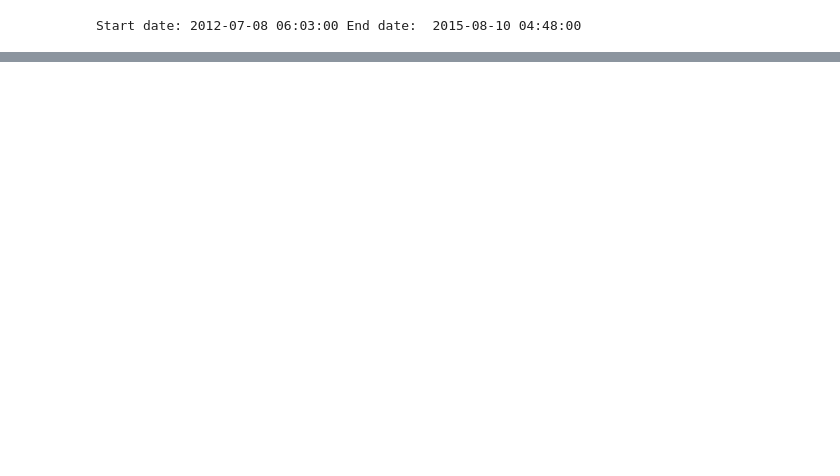
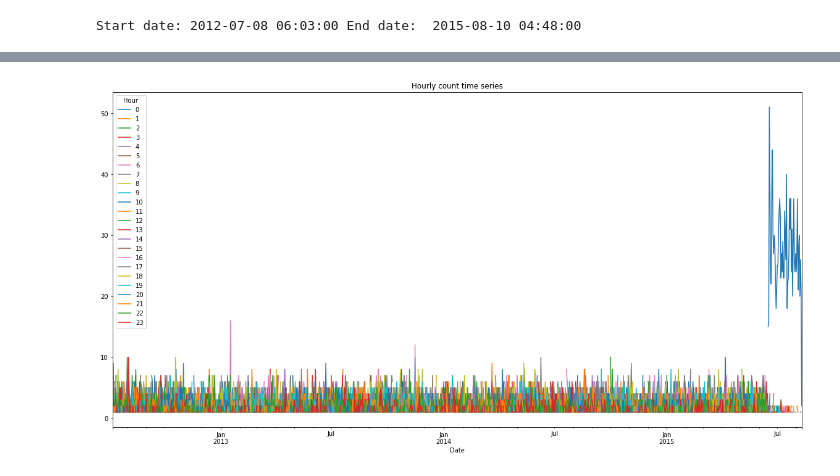
Before and after one commit to boreshkinai/deep_stat_inference, a Jupyter notebook: Boston_police_callcenter.ipynb, the cells around one changed output, grey strips where cells are left out. Saved outputs shown, nothing was run; the diff lists cells and outputs as text; code cells hidden in the pictures; blank space fills up the shorter version.

```diff
--- a/Boston_police_callcenter.ipynb
+++ b/Boston_police_callcenter.ipynb
@@ -81,0 +92,11 @@ Start date: 2012-07-08 06:03:00 End date:  2015-08-10 04:48:00
+# %%
+df_B2_hour_counts = pd.DataFrame(df_B2.index.value_counts().resample('H').sum())
+
+df_B2_hour_counts['Date'] = df_B2_hour_counts.index.date
+df_B2_hour_counts['Hour'] = df_B2_hour_counts.index.hour
+df_B2_hour_counts = df_B2_hour_counts.set_index(['Date', 'Hour'], append=False)
+
+df_B2_hour_counts = df_B2_hour_counts['FROMDATE'].unstack('Hour').plot(kind='line', title="Hourly count time series", use_index=True, figsize=(20, 10))
+plt.show()
+# %% [output]
+[figure, added]
```
Also changed, not shown: parts of 5 cells of this notebook.
